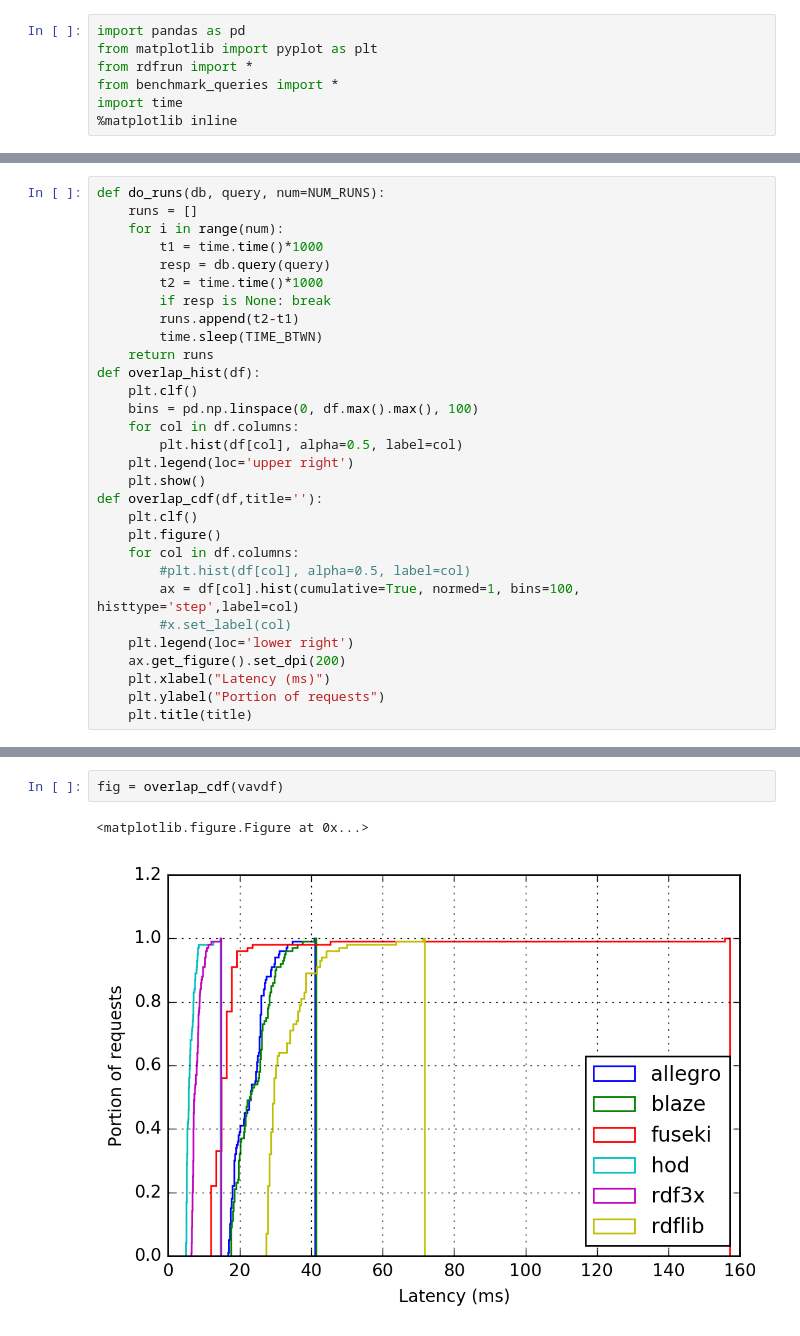
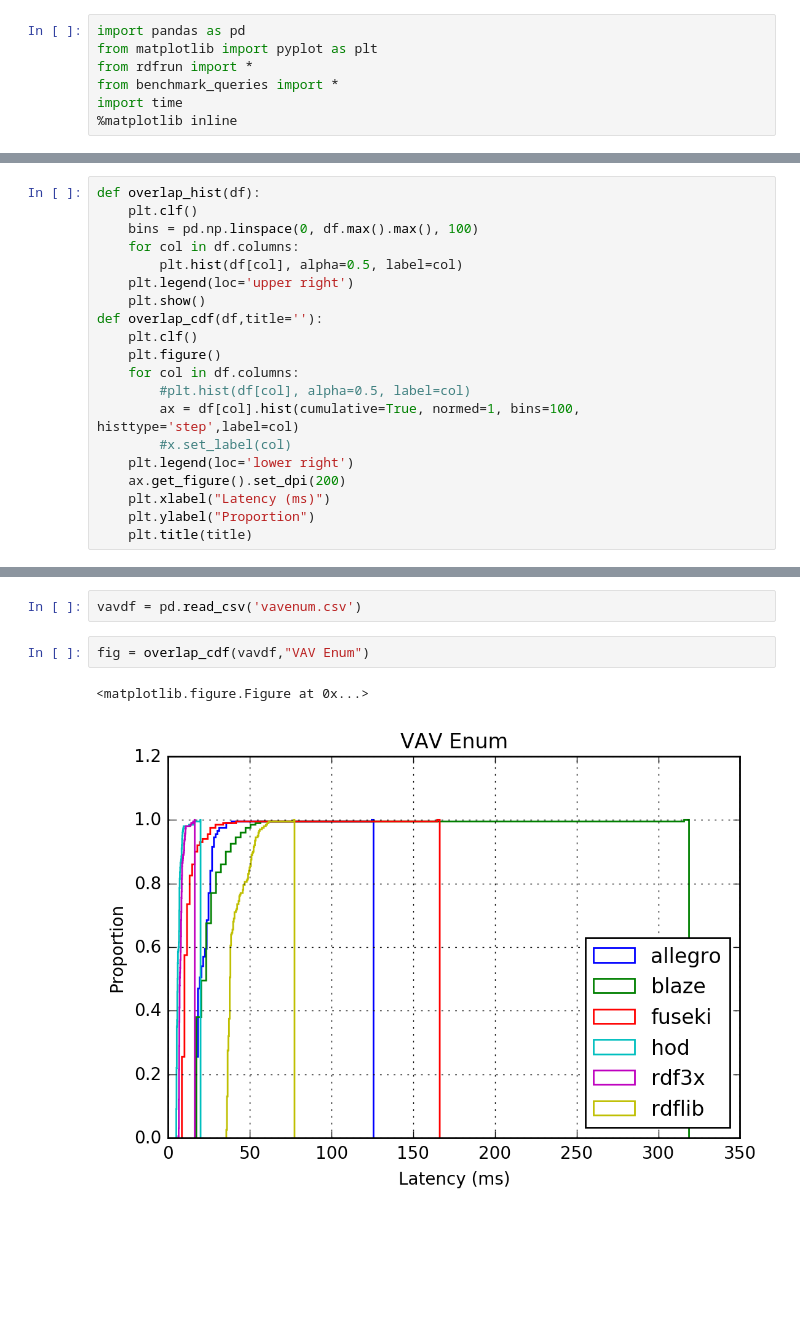
Before and after one commit to gtfierro/brick_database_eval, a Jupyter notebook: rdfrun/Benchmark.ipynb, the cells around one changed output, grey strips where cells are left out. Drawn from its saved outputs; the diff is of its cells as text; blank space fills up the shorter version.

```diff
--- a/rdfrun/Benchmark.ipynb
+++ b/rdfrun/Benchmark.ipynb
@@ -19,14 +8,4 @@ blaze = BlazeGraph(init=init)
 # %%
-def do_runs(db, query, num=NUM_RUNS):
-    runs = []
-    for i in range(num):
-        t1 = time.time()*1000
-        resp = db.query(query)
-        t2 = time.time()*1000
-        if resp is None: break
-        runs.append(t2-t1)
-        time.sleep(TIME_BTWN)
-    return runs
 def overlap_hist(df):
     plt.clf()
     bins = pd.np.linspace(0, df.max().max(), 100)
@@ -44,5 +23,5 @@ def overlap_cdf(df,title=''):
     plt.legend(loc='lower right')
     ax.get_figure().set_dpi(200)
     plt.xlabel("Latency (ms)")
-    plt.ylabel("Portion of requests")
+    plt.ylabel("Proportion")
     plt.title(title)
@@ -84,5 +28,7 @@ vavdf.describe()
+# %%
+vavdf = pd.read_csv('vavenum.csv')
 # %%
-fig = overlap_cdf(vavdf)
+fig = overlap_cdf(vavdf,"VAV Enum")
 # %% [output]
 <matplotlib.figure.Figure at 0x...>
-[figure, old version]
+[figure, new version]
```
Also changed, not shown: parts of 10 cells of this notebook, 3 other files.
